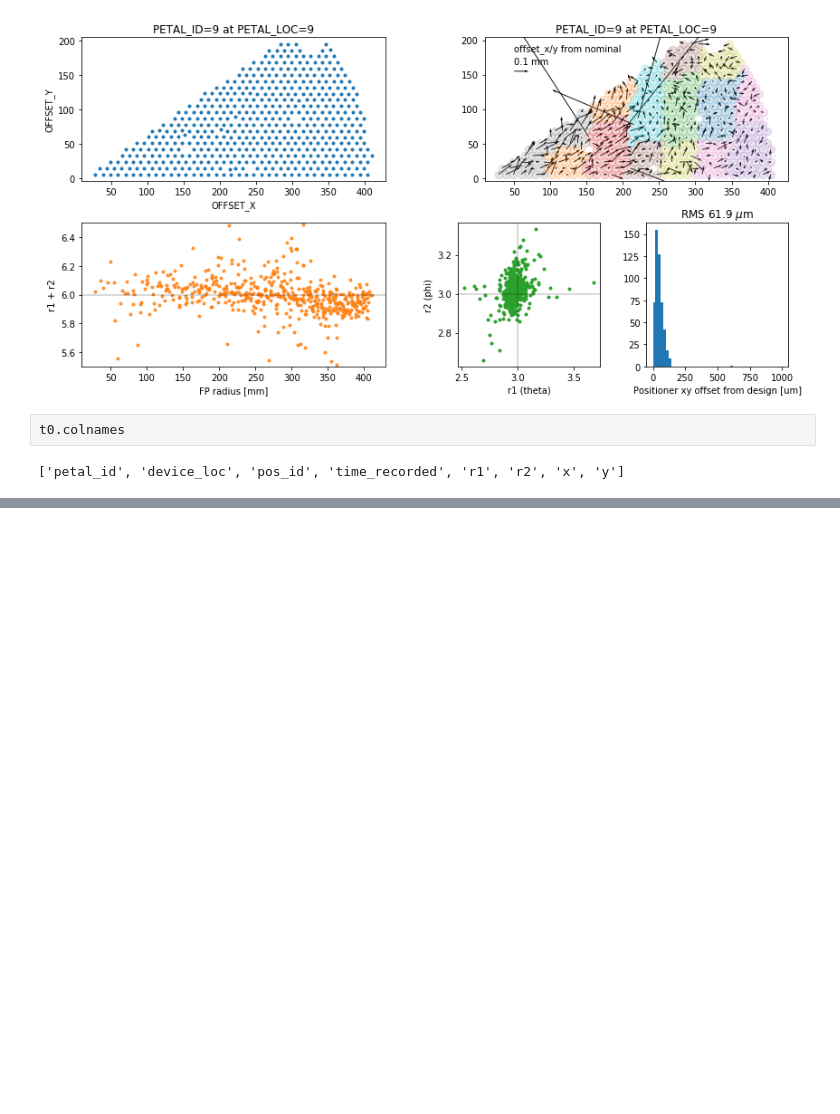
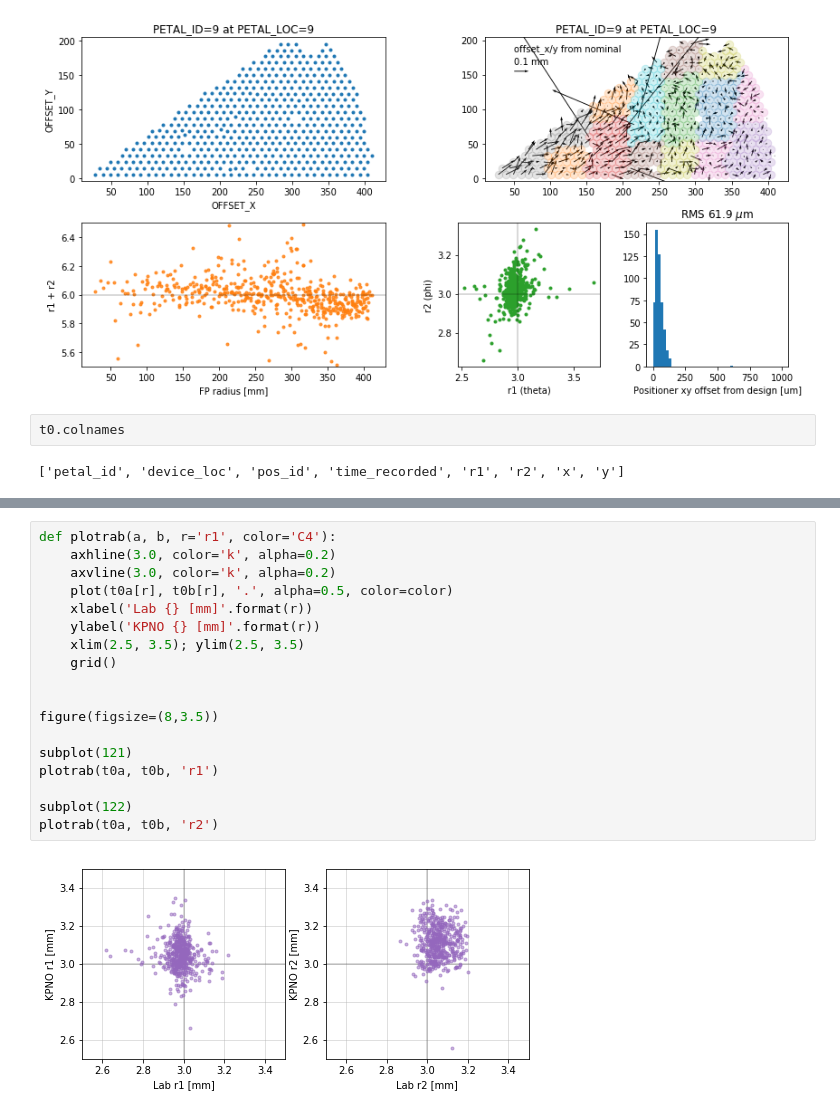
Before and after one commit to desihub/fpqa, a Jupyter notebook: nb/petal-calib-qa.ipynb, the cells around one changed output, grey strips where cells are left out. Drawn from its saved outputs; the diff is of its cells as text; blank space fills up the shorter version.

```diff
--- a/nb/petal-calib-qa.ipynb
+++ b/nb/petal-calib-qa.ipynb
@@ -225,0 +267,20 @@ t0.colnames
+# %%
+def plotrab(a, b, r='r1', color='C4'):
+    axhline(3.0, color='k', alpha=0.2)
+    axvline(3.0, color='k', alpha=0.2)
+    plot(t0a[r], t0b[r], '.', alpha=0.5, color=color)
+    xlabel('Lab {} [mm]'.format(r))
+    ylabel('KPNO {} [mm]'.format(r))
+    xlim(2.5, 3.5); ylim(2.5, 3.5)
+    grid()
+
+
+figure(figsize=(8,3.5))
+
+subplot(121)
+plotrab(t0a, t0b, 'r1')
+
+subplot(122)
+plotrab(t0a, t0b, 'r2')
+# %% [output]
+[figure, added]
```
Also changed, not shown: parts of 14 cells of this notebook.
